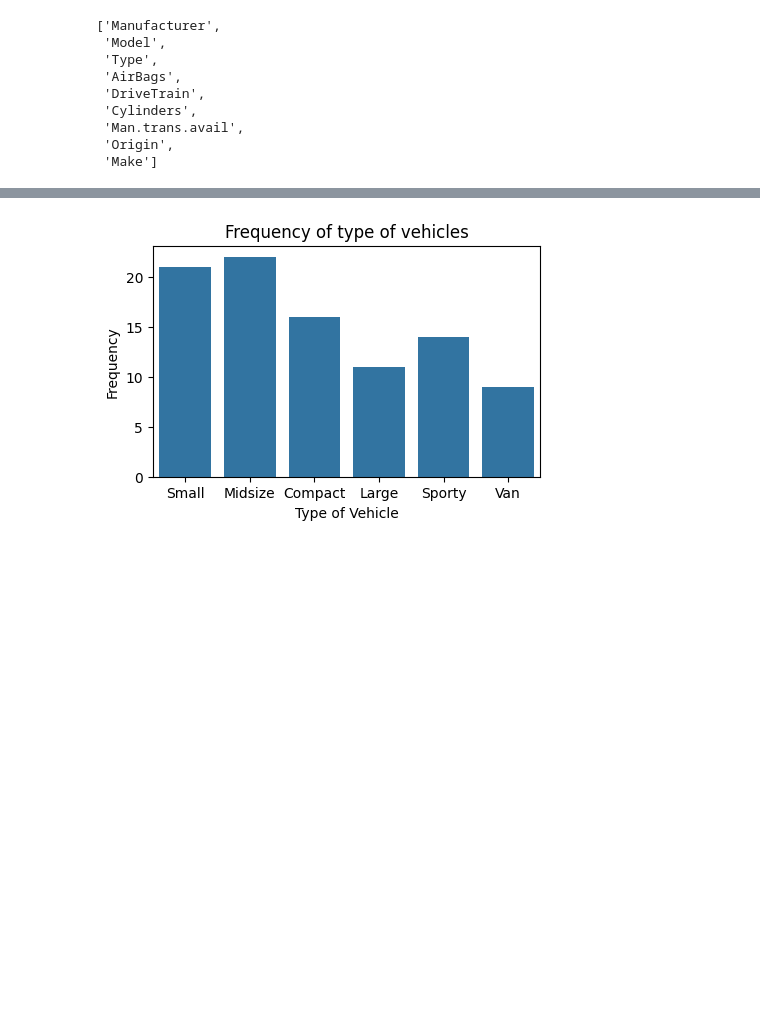
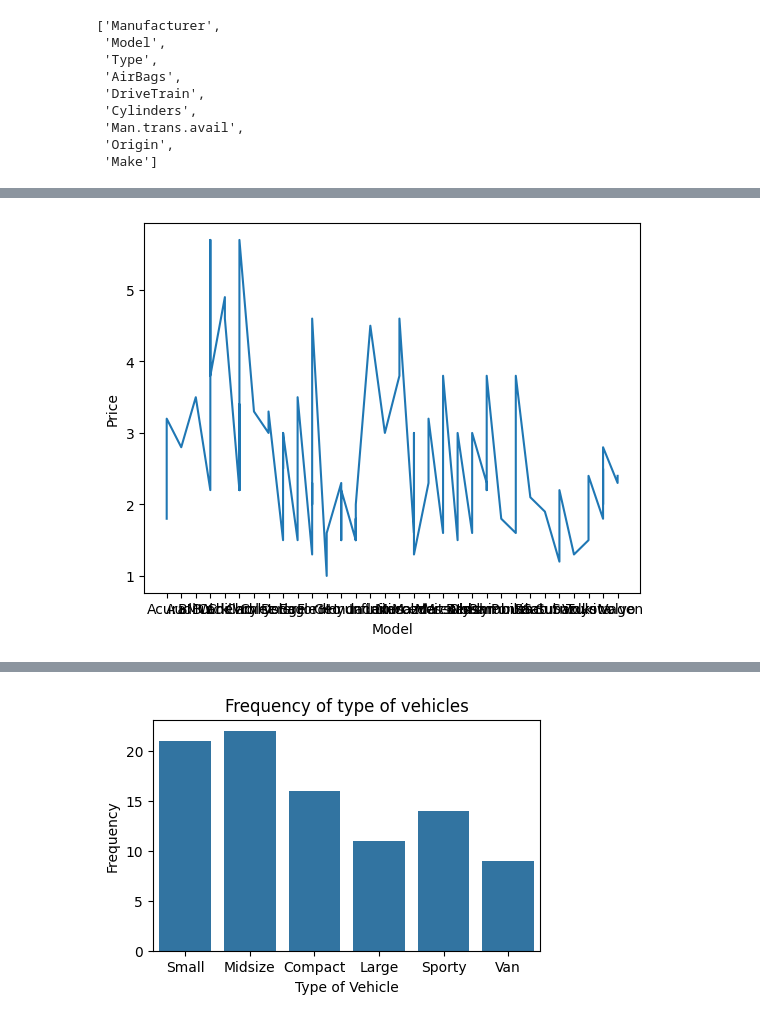
Before and after one commit to SachinGunjal001/Python-for-Machine-Learning, a Jupyter notebook: Visuals_Sns_Plt_plotly.ipynb, the cells around one changed output, grey strips where cells are left out. Cells and saved outputs as stored; diff of their text form; code cells hidden in the pictures; blank space fills up the shorter version.

```diff
--- a/Visuals_Sns_Plt_plotly.ipynb
+++ b/Visuals_Sns_Plt_plotly.ipynb
@@ -272,0 +290,7 @@ Pie Chart
+# %%
+plt.plot(cars['Manufacturer'], cars['EngineSize'])
+plt.xlabel('Model')
+plt.ylabel('Price')
+plt.show()
+# %% [output]
+[figure, added]
```
Also changed, not shown: parts of 7 cells of this notebook.
